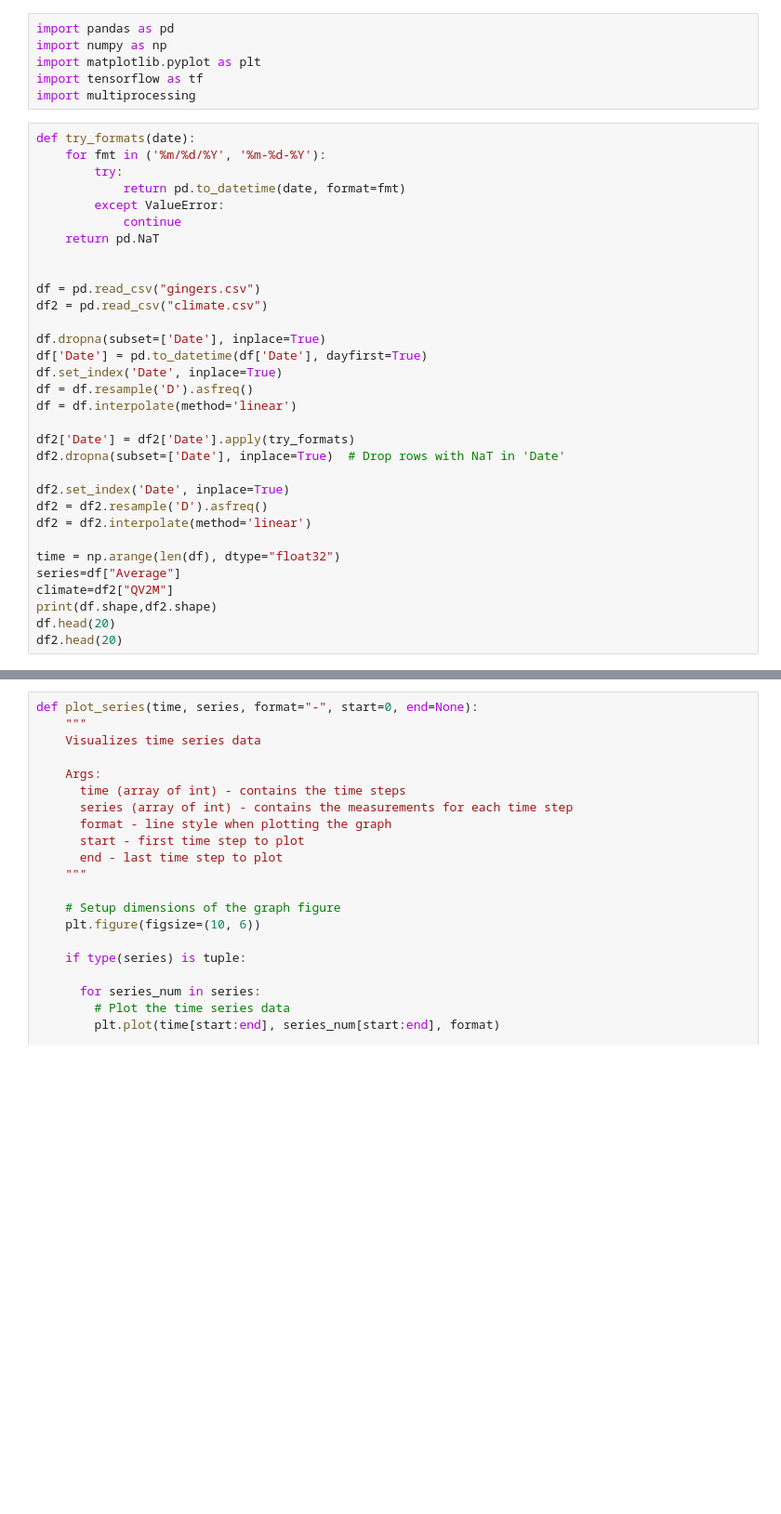
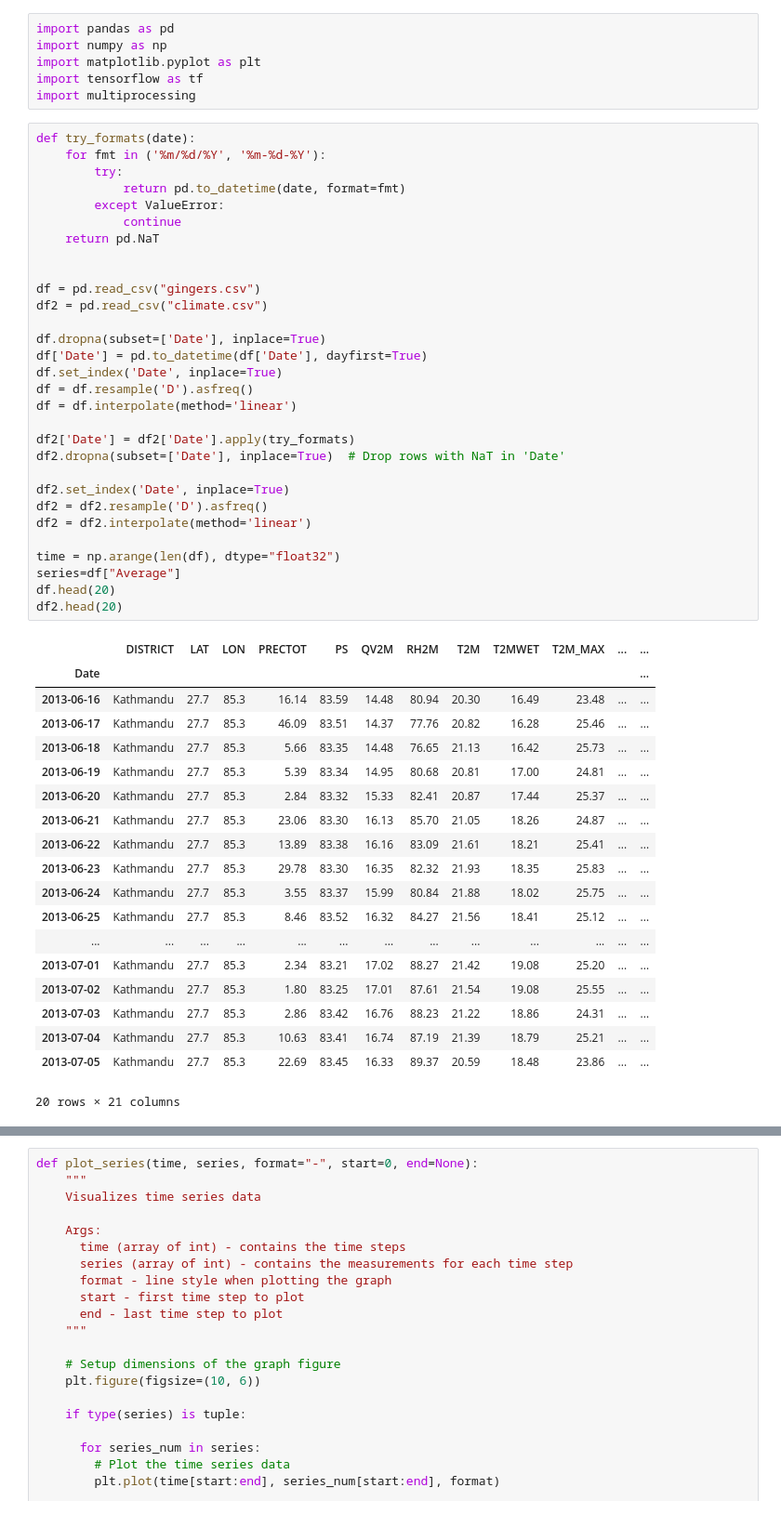
Before and after one commit to Shrish-KS/Recurrent-NN, a Jupyter notebook: model.ipynb, the cells around one changed output, grey strips where cells are left out. Shown at 93% size. Drawn from its saved outputs; the diff is of its cells as text; blank space fills up the shorter version.

```diff
--- a/model.ipynb
+++ b/model.ipynb
@@ -7,34 +7,52 @@ import multiprocessing
 # %%
 def try_formats(date):
     for fmt in ('%m/%d/%Y', '%m-%d-%Y'):
         try:
             return pd.to_datetime(date, format=fmt)
         except ValueError:
             continue
     return pd.NaT
 
 
 df = pd.read_csv("gingers.csv")
 df2 = pd.read_csv("climate.csv")
 
 df.dropna(subset=['Date'], inplace=True)
 df['Date'] = pd.to_datetime(df['Date'], dayfirst=True)
 df.set_index('Date', inplace=True)
 df = df.resample('D').asfreq()
 df = df.interpolate(method='linear')
 
 df2['Date'] = df2['Date'].apply(try_formats)
 df2.dropna(subset=['Date'], inplace=True)  # Drop rows with NaT in 'Date'
 
 df2.set_index('Date', inplace=True)
 df2 = df2.resample('D').asfreq()
 df2 = df2.interpolate(method='linear')
 
 time = np.arange(len(df), dtype="float32")
 series=df["Average"]
-climate=df2["QV2M"]
-print(df.shape,df2.shape)
 df.head(20)
 df2.head(20)
+# %% [output]
+|  | DISTRICT | LAT | LON | PRECTOT | PS | QV2M | RH2M | T2M | T2MWET | T2M_MAX | ... | ... |
+| Date |  |  |  |  |  |  |  |  |  |  |  | ... |
+| 2013-06-16 | Kathmandu | 27.7 | 85.3 | 16.14 | 83.59 | 14.48 | 80.94 | 20.30 | 16.49 | 23.48 | ... | ... |
+| 2013-06-17 | Kathmandu | 27.7 | 85.3 | 46.09 | 83.51 | 14.37 | 77.76 | 20.82 | 16.28 | 25.46 | ... | ... |
+| 2013-06-18 | Kathmandu | 27.7 | 85.3 | 5.66 | 83.35 | 14.48 | 76.65 | 21.13 | 16.42 | 25.73 | ... | ... |
+| 2013-06-19 | Kathmandu | 27.7 | 85.3 | 5.39 | 83.34 | 14.95 | 80.68 | 20.81 | 17.00 | 24.81 | ... | ... |
+| 2013-06-20 | Kathmandu | 27.7 | 85.3 | 2.84 | 83.32 | 15.33 | 82.41 | 20.87 | 17.44 | 25.37 | ... | ... |
+| 2013-06-21 | Kathmandu | 27.7 | 85.3 | 23.06 | 83.30 | 16.13 | 85.70 | 21.05 | 18.26 | 24.87 | ... | ... |
+| 2013-06-22 | Kathmandu | 27.7 | 85.3 | 13.89 | 83.38 | 16.16 | 83.09 | 21.61 | 18.21 | 25.41 | ... | ... |
+| 2013-06-23 | Kathmandu | 27.7 | 85.3 | 29.78 | 83.30 | 16.35 | 82.32 | 21.93 | 18.35 | 25.83 | ... | ... |
+| 2013-06-24 | Kathmandu | 27.7 | 85.3 | 3.55 | 83.37 | 15.99 | 80.84 | 21.88 | 18.02 | 25.75 | ... | ... |
+| 2013-06-25 | Kathmandu | 27.7 | 85.3 | 8.46 | 83.52 | 16.32 | 84.27 | 21.56 | 18.41 | 25.12 | ... | ... |
+| ... | ... | ... | ... | ... | ... | ... | ... | ... | ... | ... | ... | ... |
+| 2013-07-01 | Kathmandu | 27.7 | 85.3 | 2.34 | 83.21 | 17.02 | 88.27 | 21.42 | 19.08 | 25.20 | ... | ... |
+| 2013-07-02 | Kathmandu | 27.7 | 85.3 | 1.80 | 83.25 | 17.01 | 87.61 | 21.54 | 19.08 | 25.55 | ... | ... |
+| 2013-07-03 | Kathmandu | 27.7 | 85.3 | 2.86 | 83.42 | 16.76 | 88.23 | 21.22 | 18.86 | 24.31 | ... | ... |
+| 2013-07-04 | Kathmandu | 27.7 | 85.3 | 10.63 | 83.41 | 16.74 | 87.19 | 21.39 | 18.79 | 25.21 | ... | ... |
+| 2013-07-05 | Kathmandu | 27.7 | 85.3 | 22.69 | 83.45 | 16.33 | 89.37 | 20.59 | 18.48 | 23.86 | ... | ... |
+20 rows × 21 columns
 # %%
 print(series)
```
Also changed, not shown: parts of 27 cells of this notebook.
